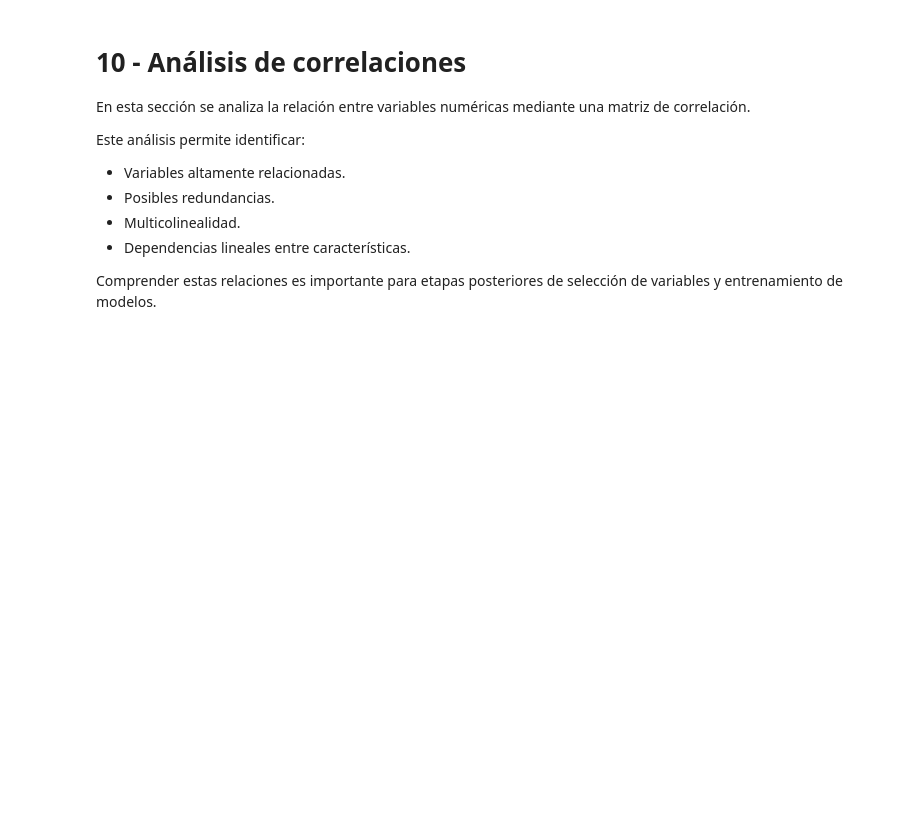
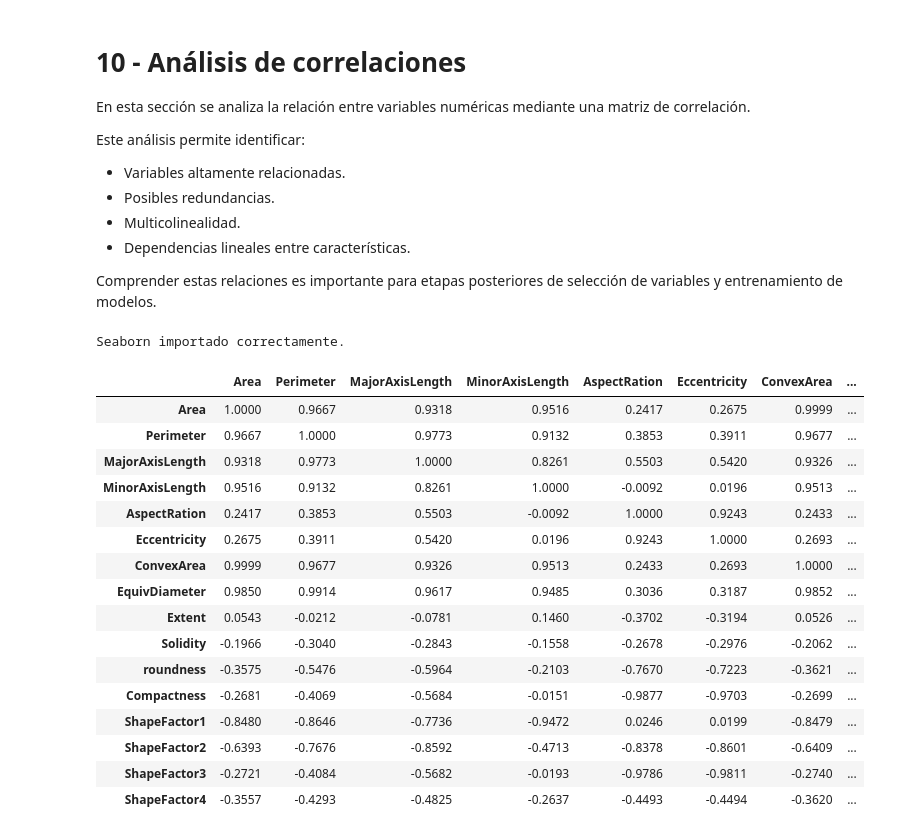
Before and after one commit to IAproyecto24/Laboratorio_drybean_ml, a Jupyter notebook: notebooks/Prepocesamiento_Datos_Crudos_Frijol.ipynb, the cells around one changed output. Cells and saved outputs as stored; diff of their text form; code cells hidden in the pictures; blank space fills up the shorter version.

```diff
--- a/notebooks/Prepocesamiento_Datos_Crudos_Frijol.ipynb
+++ b/notebooks/Prepocesamiento_Datos_Crudos_Frijol.ipynb
@@ -914,0 +921,36 @@ Comprender estas relaciones es importante para etapas posteriores de selección
+# %%
+# ==========================================
+# 37. IMPORTACIÓN DE SEABORN
+# ==========================================
+
+import seaborn as sns
+
+print("Seaborn importado correctamente.")
+# %% [output]
+Seaborn importado correctamente.
+# %%
+# ==========================================
+# 38. MATRIZ DE CORRELACIÓN
+# ==========================================
+
+correlation_matrix = df[numeric_columns].corr()
+
+correlation_matrix
+# %% [output]
+|  | Area | Perimeter | MajorAxisLength | MinorAxisLength | AspectRation | Eccentricity | ConvexArea | ... |
+| Area | 1.0000 | 0.9667 | 0.9318 | 0.9516 | 0.2417 | 0.2675 | 0.9999 | ... |
+| Perimeter | 0.9667 | 1.0000 | 0.9773 | 0.9132 | 0.3853 | 0.3911 | 0.9677 | ... |
+| MajorAxisLength | 0.9318 | 0.9773 | 1.0000 | 0.8261 | 0.5503 | 0.5420 | 0.9326 | ... |
+| MinorAxisLength | 0.9516 | 0.9132 | 0.8261 | 1.0000 | -0.0092 | 0.0196 | 0.9513 | ... |
+| AspectRation | 0.2417 | 0.3853 | 0.5503 | -0.0092 | 1.0000 | 0.9243 | 0.2433 | ... |
+| Eccentricity | 0.2675 | 0.3911 | 0.5420 | 0.0196 | 0.9243 | 1.0000 | 0.2693 | ... |
+| ConvexArea | 0.9999 | 0.9677 | 0.9326 | 0.9513 | 0.2433 | 0.2693 | 1.0000 | ... |
+| EquivDiameter | 0.9850 | 0.9914 | 0.9617 | 0.9485 | 0.3036 | 0.3187 | 0.9852 | ... |
+| Extent | 0.0543 | -0.0212 | -0.0781 | 0.1460 | -0.3702 | -0.3194 | 0.0526 | ... |
+| Solidity | -0.1966 | -0.3040 | -0.2843 | -0.1558 | -0.2678 | -0.2976 | -0.2062 | ... |
+| roundness | -0.3575 | -0.5476 | -0.5964 | -0.2103 | -0.7670 | -0.7223 | -0.3621 | ... |
+| Compactness | -0.2681 | -0.4069 | -0.5684 | -0.0151 | -0.9877 | -0.9703 | -0.2699 | ... |
+| ShapeFactor1 | -0.8480 | -0.8646 | -0.7736 | -0.9472 | 0.0246 | 0.0199 | -0.8479 | ... |
+| ShapeFactor2 | -0.6393 | -0.7676 | -0.8592 | -0.4713 | -0.8378 | -0.8601 | -0.6409 | ... |
+| ShapeFactor3 | -0.2721 | -0.4084 | -0.5682 | -0.0193 | -0.9786 | -0.9811 | -0.2740 | ... |
+| ShapeFactor4 | -0.3557 | -0.4293 | -0.4825 | -0.2637 | -0.4493 | -0.4494 | -0.3620 | ... |
```
Also changed, not shown: parts of 17 cells of this notebook, 2 other files.
